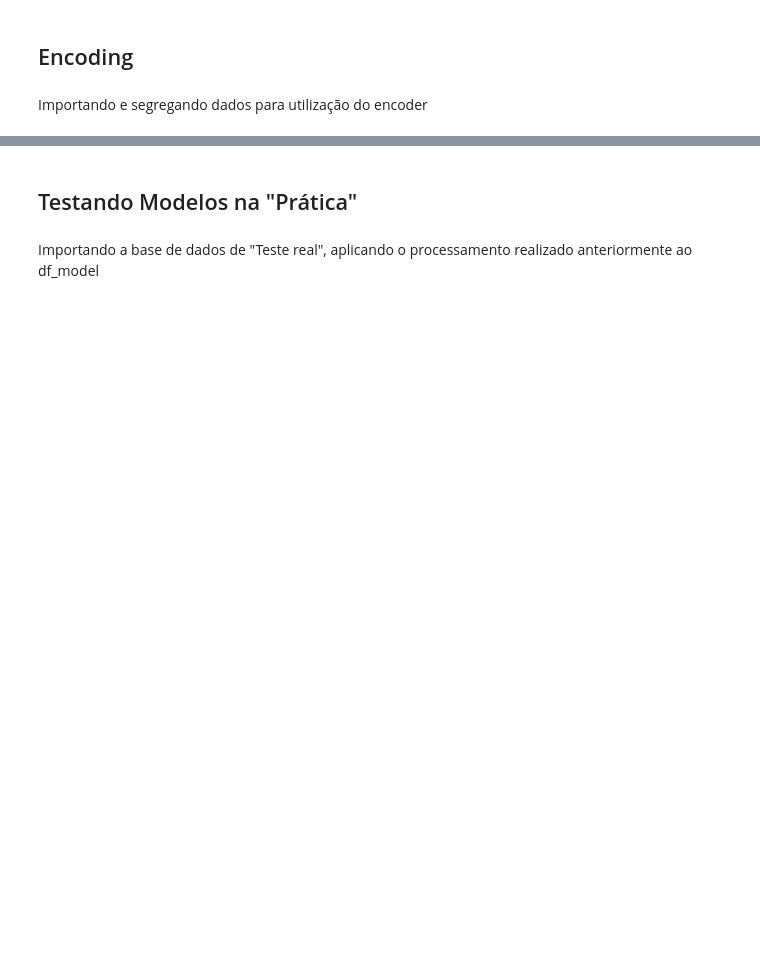
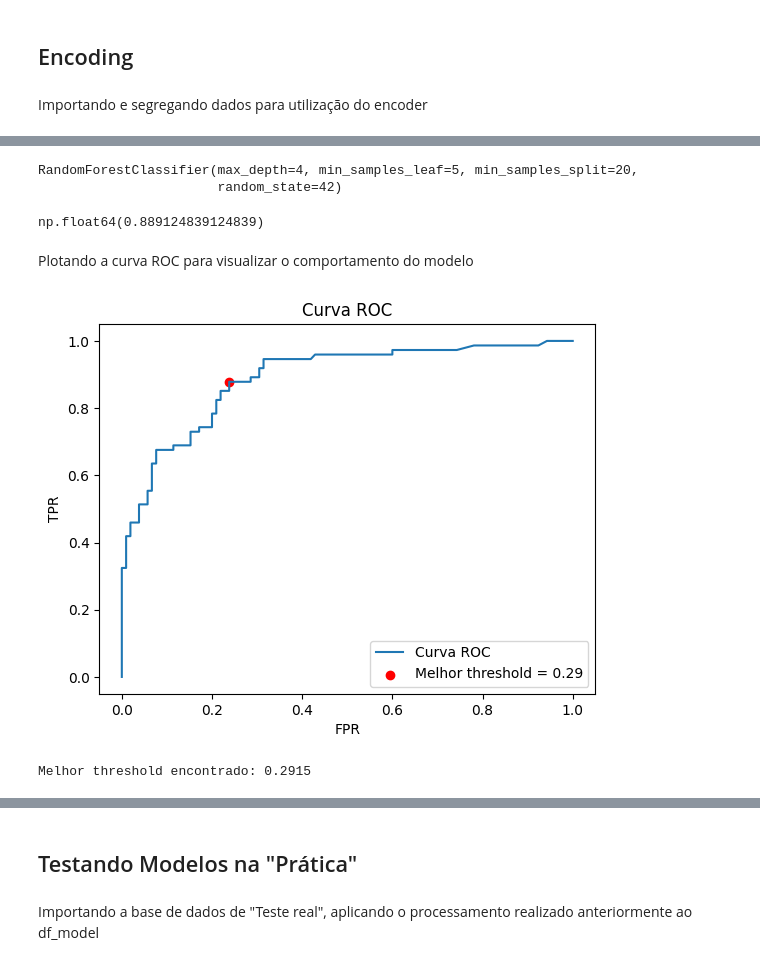
Before and after one commit to LSouzaCosta/DataScience, a Jupyter notebook: Titanic/03_Modeling.ipynb, the cells around one changed output, grey strips where cells are left out. Drawn from its saved outputs; the diff is of its cells as text; code cells hidden in the pictures; blank space fills up the shorter version.

```diff
--- a/Titanic/03_Modeling.ipynb
+++ b/Titanic/03_Modeling.ipynb
@@ -117,0 +322,13 @@ Regressão Logística ROC-AUC: 0.8699
+# %%
+# Utilizando o método do GridSearchCV para encontrar os melhores hiperparâmetros para o modelo RandomForest, com as features originais
+from sklearn.model_selection import GridSearchCV # importando o GridSearchCV
+
+hiperparametros_rf = {
+                'n_estimators': [100, 200, 300], # Número de árvores,
+                'max_depth': [3, 5, 10, 15, 20], # Profundidade máxima das árvores,
+                'min_samples_split': [5, 10, 20], # Número mínimo de amostras para dividir um nó;
+                'min_samples_leaf': [2, 5, 10],
+                'random_state': [42]} # Adicionando o random_state para garantir a reprodutibilidade dos resultados
+
+grid_search_rf = GridSearchCV(estimator=modelo_selecionado, param_grid=hiperparametros_rf, cv=5, return_train_score= True, scoring='roc_auc', n_jobs=-1) # Criando o objeto GridSearchCV para o modelo RandomForest
+grid_search_rf.fit(X_train[col_modelo], y_train) # Ajustando o GridSearchCV aos dados de treino para encontrar os melhores hiperparâmetros
@@ -117,0 +404,41 @@ Regressão Logística ROC-AUC: 0.8699
+# %%
+# Definindo o modelo final confome hiperparâmetros originais (mais equilibrados) e as features originais, aplicado a toda a base de treino:
+modelo_final = RandomForestClassifier(**random_forest_hyperparameters)
+modelo_final.fit(X_train[col_modelo], y_train)
+# %% [output]
+RandomForestClassifier(max_depth=4, min_samples_leaf=5, min_samples_split=20,
+                       random_state=42)
+# %%
+# Com o modelo final treinado, podemos realizar previsões nos dados de teste e avaliar seu desempenho utilizando a métrica ROC AUC
+y_predicao = modelo_final.predict_proba(X_test[col_modelo])[:, 1] # Obtendo as probabilidades de sobrevivência para a classe positiva (survived=1); Além disso, o uso de 'predict_proba' fornece a probabilidade do item ser ou não positivo (0.6 por exemplo), enquanto o predict fornecerá 0 ou 1 apenas
+roc_auc_score(y_test, y_predicao)
+# %% [output]
+np.float64(0.889124839124839)
+# %%
+# Salvando o modelo final em pickle para aplicação futura em novos dados (produção)
+with open('modelo_final_rf_titanic.pkl', 'wb') as f:
+    pickle.dump(modelo_final, f)
+# %% [markdown]
+Plotando a curva ROC para visualizar o comportamento do modelo
+# %%
+from sklearn.metrics import roc_curve
+import matplotlib.pyplot as plt
+import numpy as np
+
+fpr, tpr, thresholds = roc_curve(y_test, y_predicao)
+
+# Melhor threshold
+idx = np.argmax(tpr - fpr)
+best_threshold = thresholds[idx]
+
+plt.plot(fpr, tpr, label="Curva ROC")
+plt.scatter(fpr[idx], tpr[idx], color="red", label=f"Melhor threshold = {best_threshold:.2f}")
+plt.xlabel("FPR")
+plt.ylabel("TPR")
+plt.legend()
+plt.title("Curva ROC")
+plt.show()
+print(f"Melhor threshold encontrado: {best_threshold:.4f}")
+# %% [output]
+[figure, added]
+Melhor threshold encontrado: 0.2915
```
Also changed, not shown: parts of 63 cells of this notebook, 11 other files.
